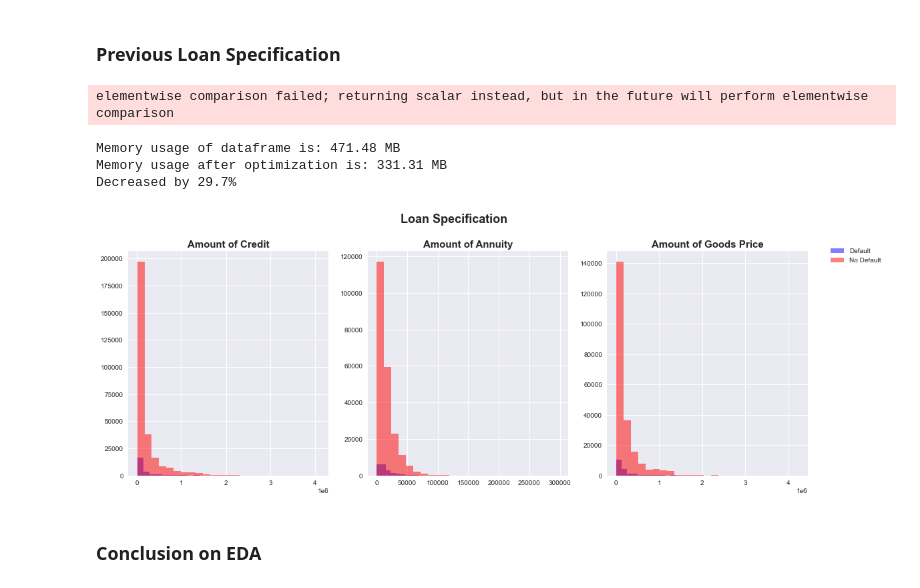
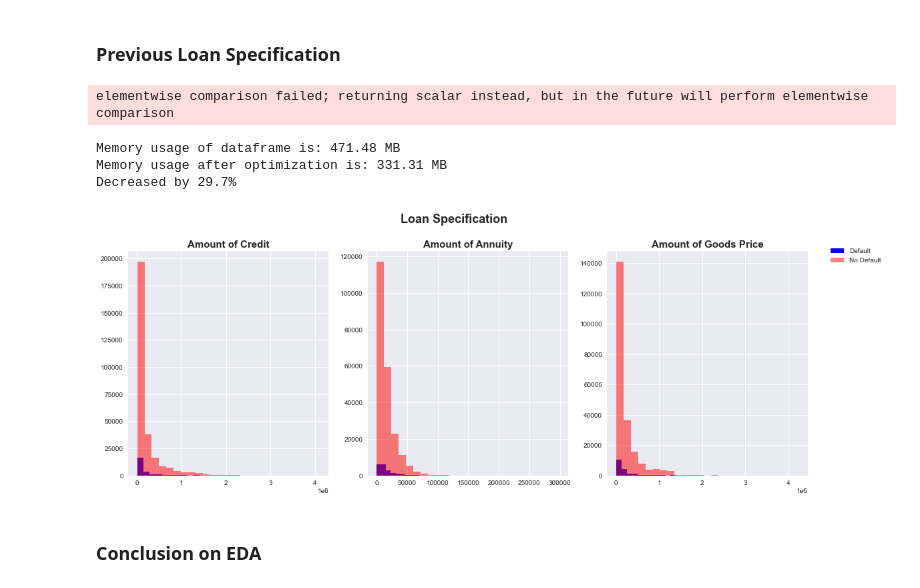
Before and after one commit to alfredomarciano98/credit-risk-analysis, a Jupyter notebook: credit-risk-analysis.ipynb, the cells around one changed output. Saved outputs shown, nothing was run; the diff lists cells and outputs as text; code cells hidden in the pictures.

```diff
--- a/credit-risk-analysis.ipynb
+++ b/credit-risk-analysis.ipynb
@@ -457,35 +457,35 @@ prev_loan_by_non_def_clients = prev_loan.iloc[non_def_client,:]
 #prev_loan_by_def_clients.head(10)
 
 
 plt.style.use('seaborn')
 #Column to plot
 cols_list = ['AMT_CREDIT','AMT_ANNUITY','AMT_GOODS_PRICE']
 
 fig, ax = plt.subplots(nrows=1, ncols=3)
 
 chart_title = ['Amount of Credit','Amount of Annuity', 'Amount of Goods Price']
 labels = ['Default','No Default']
 
 for i in range(0,3):
-    ax[i].hist(prev_loan_by_def_clients[cols_list[i]],bins=25,color='b',alpha=0.5)
+    ax[i].hist(prev_loan_by_def_clients[cols_list[i]],bins=25,color='b')
     ax[i].hist(prev_loan_by_non_def_clients[cols_list[i]],bins=25,color='r',alpha=0.5)
     ax[i].set_title(chart_title[i], fontweight='bold',fontsize=15)
 
 fig.suptitle('Loan Specification', fontsize=18, y=1, fontweight='bold', x=0.5)
 fig.set_figheight(6)
 fig.set_figwidth(15)
 fig.tight_layout()
 fig.legend(labels=labels,fontsize='medium',loc=1,bbox_to_anchor=(0.5, 0.4, 0.6, 0.5))
 
 fig.savefig('Opinions_ctq')
 
 plt.show()
 # %% [output]
 elementwise comparison failed; returning scalar instead, but in the future will perform elementwise comparison
 Memory usage of dataframe is: 471.48 MB
 Memory usage after optimization is: 331.31 MB
 Decreased by 29.7%
-[figure, old version]
+[figure, new version]
 # %% [markdown]
 ### Conclusion on EDA
 # %% [markdown]
```
Also changed, not shown: parts of 21 cells of this notebook.
